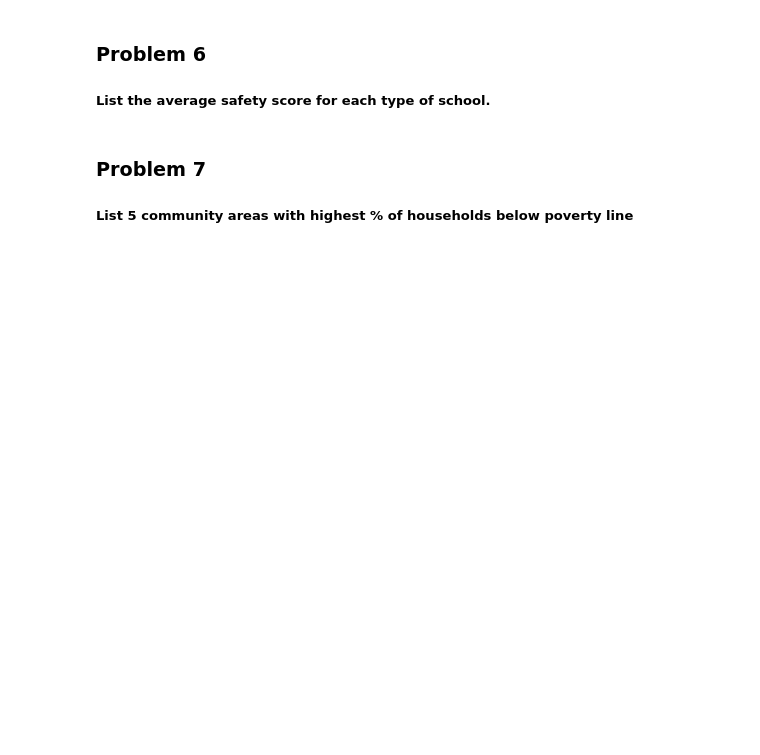
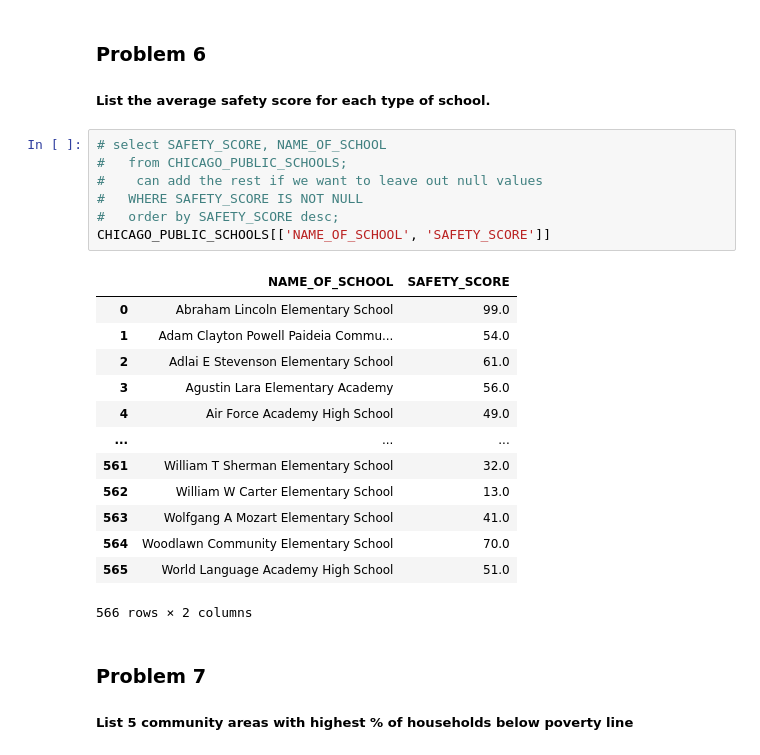
Before and after one commit to mrwoodzi/Data_Science_Certs_Progress, a Jupyter notebook: IBM_Data_Analytics_Professional_Cert/JupyterNotes/Practice_PANDAS_SQL.ipynb, the cells around one changed output. Drawn from its saved outputs; the diff is of its cells as text; blank space fills up the shorter version.

```diff
--- a/IBM_Data_Analytics_Professional_Cert/JupyterNotes/Practice_PANDAS_SQL.ipynb
+++ b/IBM_Data_Analytics_Professional_Cert/JupyterNotes/Practice_PANDAS_SQL.ipynb
@@ -266,6 +286,27 @@ CHICAGO_CRIME_DATA[CHICAGO_CRIME_DATA['DESCRIPTION'].str.contains('CHILD')]
 ### Problem 6
 
 ##### List the average safety score for each type of school.
+# %%
+# select SAFETY_SCORE, NAME_OF_SCHOOL
+#	from CHICAGO_PUBLIC_SCHOOLS;
+#    can add the rest if we want to leave out null values
+#	WHERE SAFETY_SCORE IS NOT NULL
+#	order by SAFETY_SCORE desc;
+CHICAGO_PUBLIC_SCHOOLS[['NAME_OF_SCHOOL', 'SAFETY_SCORE']]
+# %% [output]
+|  | NAME_OF_SCHOOL | SAFETY_SCORE |
+| 0 | Abraham Lincoln Elementary School | 99.0 |
+| 1 | Adam Clayton Powell Paideia Commu... | 54.0 |
+| 2 | Adlai E Stevenson Elementary School | 61.0 |
+| 3 | Agustin Lara Elementary Academy | 56.0 |
+| 4 | Air Force Academy High School | 49.0 |
+| ... | ... | ... |
+| 561 | William T Sherman Elementary School | 32.0 |
+| 562 | William W Carter Elementary School | 13.0 |
+| 563 | Wolfgang A Mozart Elementary School | 41.0 |
+| 564 | Woodlawn Community Elementary School | 70.0 |
+| 565 | World Language Academy High School | 51.0 |
+566 rows × 2 columns
 # %% [markdown]
 ### Problem 7
 
```
Also changed, not shown: parts of 2 cells of this notebook, 1 other file.
